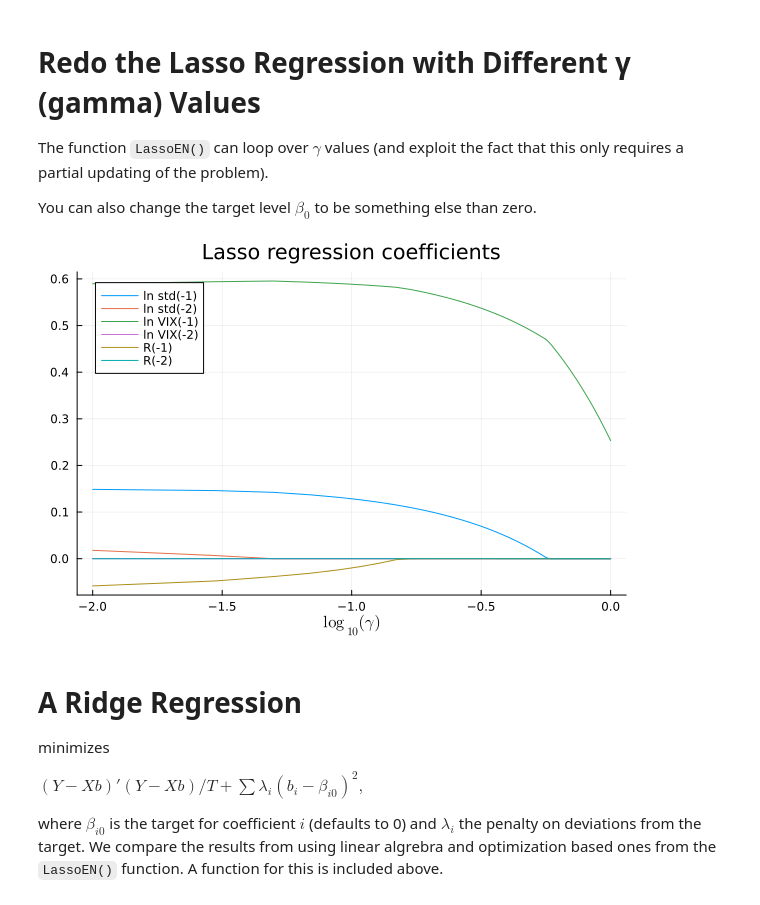
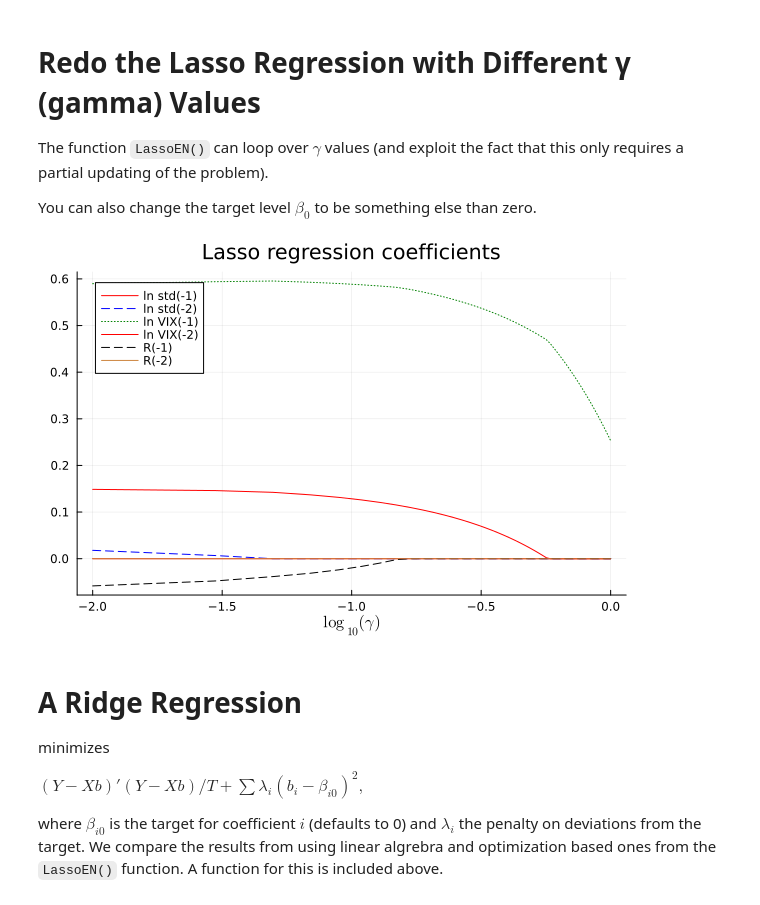
Before and after one commit to PaulSoderlind/ModernFinancialEconometrics, a Jupyter notebook: Ch16b_LassoElasticNet.ipynb, the cells around one changed output. Cells and saved outputs as stored; diff of their text form; code cells hidden in the pictures.

```diff
--- a/Ch16b_LassoElasticNet.ipynb
+++ b/Ch16b_LassoElasticNet.ipynb
@@ -149,13 +149,15 @@ bLasso, = LassoEN(Y,X,γM,0,β₀);
 # %%
 p1 = plot( log10.(γM),bLasso',
            title = "Lasso regression coefficients",
+           color = [:red :blue :green :red :black :peru],
+           linestyle = [:solid :dash :dot :solid :dash :solid],
            xlabel = L"\log_{10}(\gamma)",
            label = permutedims(xNames),
            legend = :topleft,
            size = (600,400) )
 display(p1)
 # %% [output]
-[figure, old version]
+[figure, new version]
 # %% [markdown]
 # A Ridge Regression
 
```
Also changed, not shown: parts of 5 cells of this notebook.
